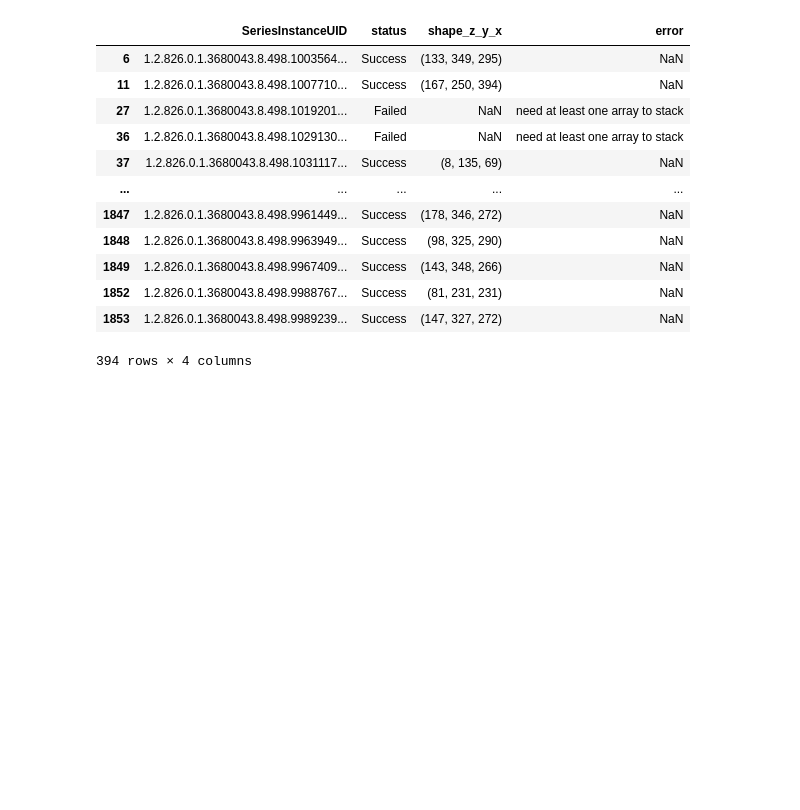
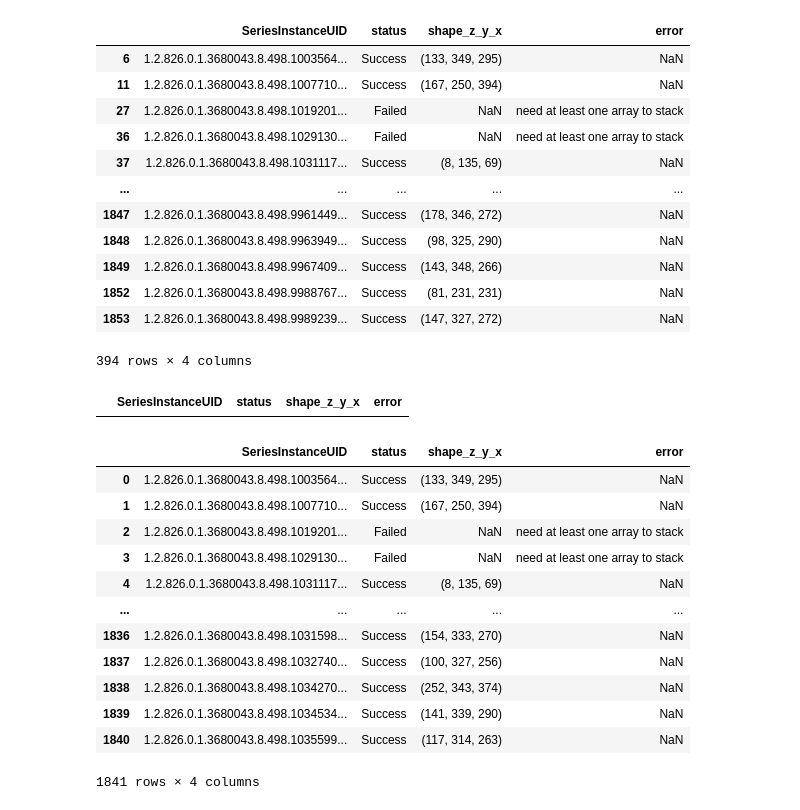
Before and after one commit to BhaveshSolanki32/Aneurysm_detection, a Jupyter notebook: train_data.ipynb, the cells around one changed output. Cells and saved outputs as stored; diff of their text form; code cells hidden in the pictures; blank space fills up the shorter version.

Commit message:
preprocessed data

```diff
--- a/train_data.ipynb
+++ b/train_data.ipynb
@@ -183,3 +183,29 @@ df_new_logs
 394 rows × 4 columns
 # %%
 df_new_logs.to_csv(r'processed_data_v2\preprocessing_log.csv', index=False)
+# %%
+df_new_logs = pd.read_csv(r'processed_data_v2\preprocessing_log.csv')
+df_o_logs = pd.read_csv(r'processed_data_v2\preprocessing_log_1.csv')
+# %%
+df_o_logs = df_o_logs[~df_o_logs['SeriesInstanceUID'].isin(df_new_logs['SeriesInstanceUID'])]
+# %%
+df_o_logs[df_o_logs['SeriesInstanceUID'].isin(df_new_logs['SeriesInstanceUID'])]
+# %% [output]
+|  | SeriesInstanceUID | status | shape_z_y_x | error |
+# %%
+df_all_logs = pd.concat([df_new_logs, df_o_logs])
+df_all_logs
+# %% [output]
+|  | SeriesInstanceUID | status | shape_z_y_x | error |
+| 0 | 1.2.826.0.1.3680043.8.498.1003564... | Success | (133, 349, 295) | NaN |
+| 1 | 1.2.826.0.1.3680043.8.498.1007710... | Success | (167, 250, 394) | NaN |
+| 2 | 1.2.826.0.1.3680043.8.498.1019201... | Failed | NaN | need at least one array to stack |
+| 3 | 1.2.826.0.1.3680043.8.498.1029130... | Failed | NaN | need at least one array to stack |
+| 4 | 1.2.826.0.1.3680043.8.498.1031117... | Success | (8, 135, 69) | NaN |
+| ... | ... | ... | ... | ... |
+| 1836 | 1.2.826.0.1.3680043.8.498.1031598... | Success | (154, 333, 270) | NaN |
+| 1837 | 1.2.826.0.1.3680043.8.498.1032740... | Success | (100, 327, 256) | NaN |
+| 1838 | 1.2.826.0.1.3680043.8.498.1034270... | Success | (252, 343, 374) | NaN |
+| 1839 | 1.2.826.0.1.3680043.8.498.1034534... | Success | (141, 339, 290) | NaN |
+| 1840 | 1.2.826.0.1.3680043.8.498.1035599... | Success | (117, 314, 263) | NaN |
+1841 rows × 4 columns
```
Also changed, not shown: parts of 10 cells of this notebook, 2 other files.
